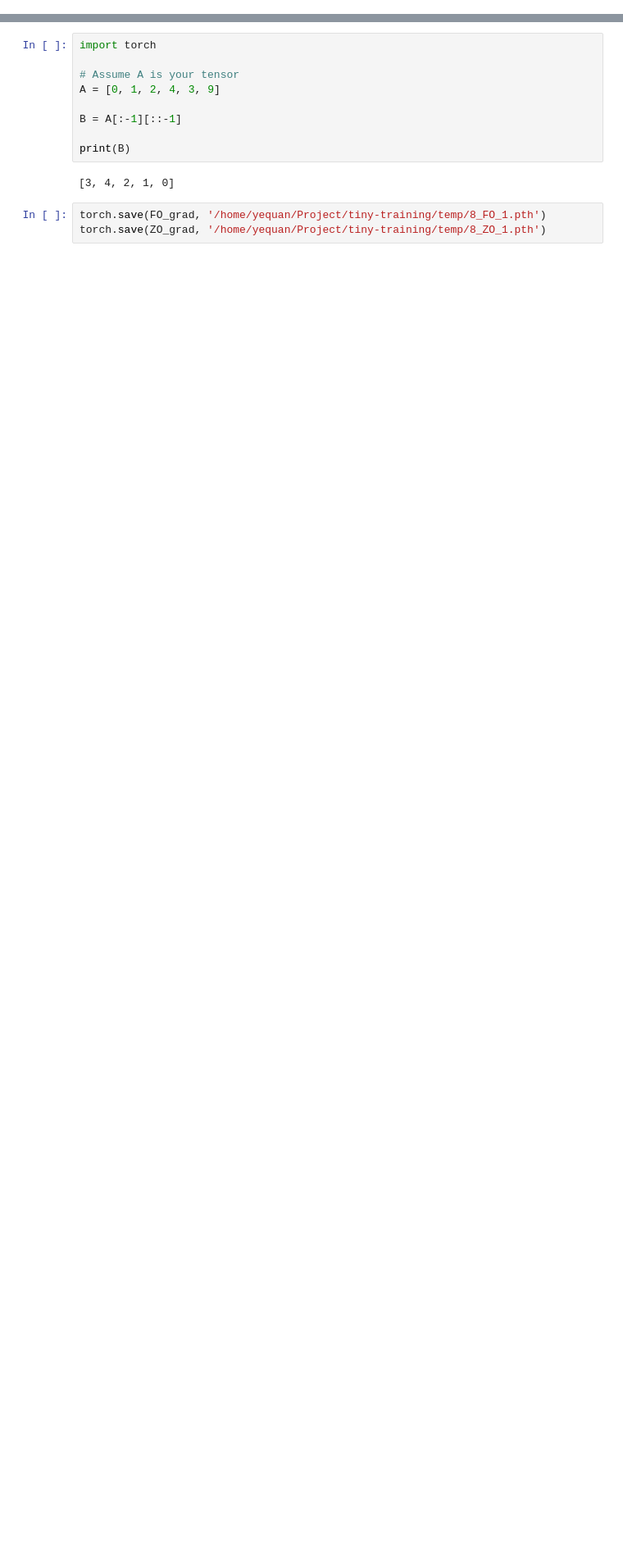
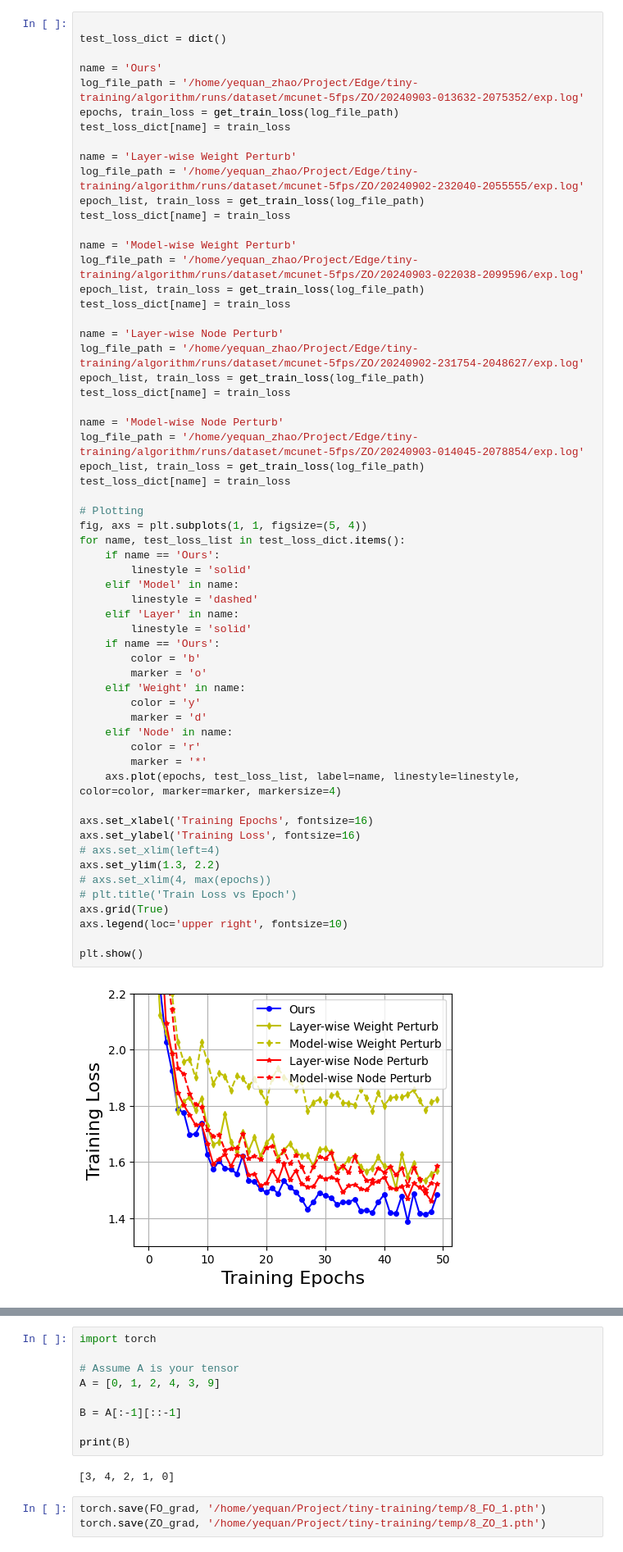
Before and after one commit to olokevin/tiny-training, a Jupyter notebook: test.ipynb, the cells around one changed output, grey strips where cells are left out. Shown at 82% size. Drawn from its saved outputs; the diff is of its cells as text; blank space fills up the shorter version.

```diff
--- a/test.ipynb
+++ b/test.ipynb
@@ -37,3 +87,64 @@ tensor(4.2490)
+# %%
+
+test_loss_dict = dict()
+
+name = 'Ours'
+log_file_path = '/home/yequan_zhao/Project/Edge/tiny-training/algorithm/runs/dataset/mcunet-5fps/ZO/20240903-013632-2075352/exp.log'
+epochs, train_loss = get_train_loss(log_file_path)
+test_loss_dict[name] = train_loss
+
+name = 'Layer-wise Weight Perturb'
+log_file_path = '/home/yequan_zhao/Project/Edge/tiny-training/algorithm/runs/dataset/mcunet-5fps/ZO/20240902-232040-2055555/exp.log'
+epoch_list, train_loss = get_train_loss(log_file_path)
+test_loss_dict[name] = train_loss
+
+name = 'Model-wise Weight Perturb'
+log_file_path = '/home/yequan_zhao/Project/Edge/tiny-training/algorithm/runs/dataset/mcunet-5fps/ZO/20240903-022038-2099596/exp.log'
+epoch_list, train_loss = get_train_loss(log_file_path)
+test_loss_dict[name] = train_loss
+
+name = 'Layer-wise Node Perturb'
+log_file_path = '/home/yequan_zhao/Project/Edge/tiny-training/algorithm/runs/dataset/mcunet-5fps/ZO/20240902-231754-2048627/exp.log'
+epoch_list, train_loss = get_train_loss(log_file_path)
+test_loss_dict[name] = train_loss
+
+name = 'Model-wise Node Perturb'
+log_file_path = '/home/yequan_zhao/Project/Edge/tiny-training/algorithm/runs/dataset/mcunet-5fps/ZO/20240903-014045-2078854/exp.log'
+epoch_list, train_loss = get_train_loss(log_file_path)
+test_loss_dict[name] = train_loss
+
+# Plotting
+fig, axs = plt.subplots(1, 1, figsize=(5, 4))
+for name, test_loss_list in test_loss_dict.items():
+    if name == 'Ours':
+        linestyle = 'solid'
+    elif 'Model' in name:
+        linestyle = 'dashed'
+    elif 'Layer' in name:
+        linestyle = 'solid'
+    if name == 'Ours':
+        color = 'b'
+        marker = 'o'
+    elif 'Weight' in name:
+        color = 'y'
+        marker = 'd'
+    elif 'Node' in name:
+        color = 'r'
+        marker = '*'
+    axs.plot(epochs, test_loss_list, label=name, linestyle=linestyle, color=color, marker=marker, markersize=4)
+
+axs.set_xlabel('Training Epochs', fontsize=16)
+axs.set_ylabel('Training Loss', fontsize=16)
+# axs.set_xlim(left=4)
+axs.set_ylim(1.3, 2.2)
+# axs.set_xlim(4, max(epochs))
+# plt.title('Train Loss vs Epoch')
+axs.grid(True)
+axs.legend(loc='upper right', fontsize=10)
+
+plt.show()
+# %% [output]
+[figure, added]
 # %%
 import torch
 
```
Also changed, not shown: parts of 8 cells of this notebook, 10 other files.
